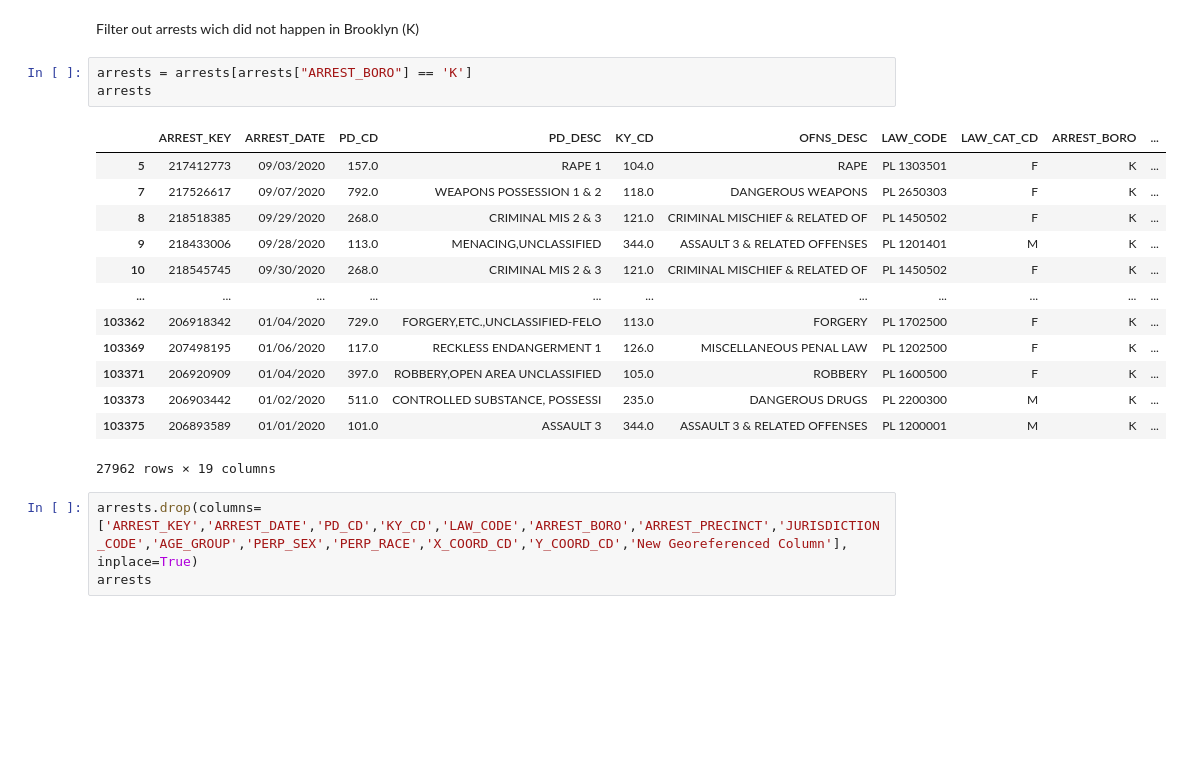
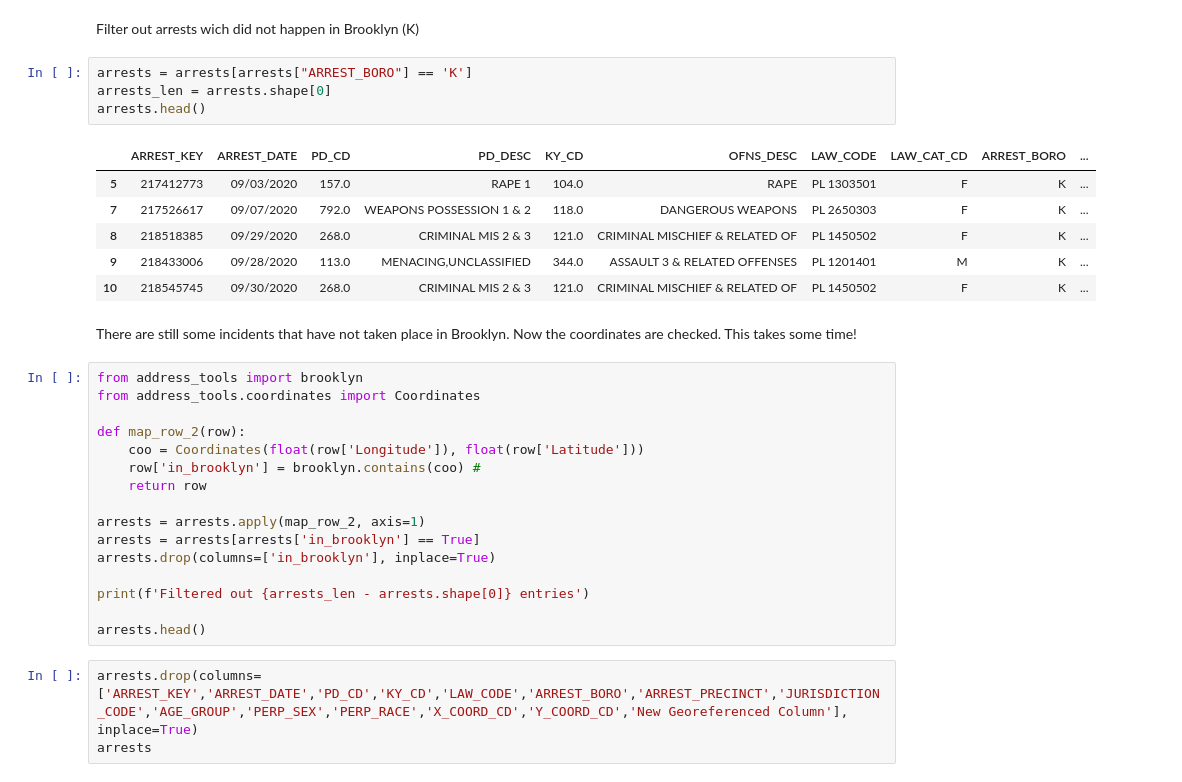
Before and after one commit to MicCalo/CAS_InfEng_Scripting, a Jupyter notebook: src/prepare_crime.ipynb, the cells around one changed output. Drawn from its saved outputs; the diff is of its cells as text; blank space fills up the shorter version.

Commit message:
Improve processing of crime data - Filter by coordiantes - deeper look in to felonies

```diff
--- a/src/prepare_crime.ipynb
+++ b/src/prepare_crime.ipynb
@@ -37,21 +37,34 @@ arrests
 Filter out arrests wich did not happen in Brooklyn (K)
 # %%
 arrests = arrests[arrests["ARREST_BORO"] == 'K']
-arrests
+arrests_len = arrests.shape[0]
+arrests.head()
 # %% [output]
 |  | ARREST_KEY | ARREST_DATE | PD_CD | PD_DESC | KY_CD | OFNS_DESC | LAW_CODE | LAW_CAT_CD | ARREST_BORO | ... |
 | 5 | 217412773 | 09/03/2020 | 157.0 | RAPE 1 | 104.0 | RAPE | PL 1303501 | F | K | ... |
 | 7 | 217526617 | 09/07/2020 | 792.0 | WEAPONS POSSESSION 1 & 2 | 118.0 | DANGEROUS WEAPONS | PL 2650303 | F | K | ... |
 | 8 | 218518385 | 09/29/2020 | 268.0 | CRIMINAL MIS 2 & 3 | 121.0 | CRIMINAL MISCHIEF & RELATED OF | PL 1450502 | F | K | ... |
 | 9 | 218433006 | 09/28/2020 | 113.0 | MENACING,UNCLASSIFIED | 344.0 | ASSAULT 3 & RELATED OFFENSES | PL 1201401 | M | K | ... |
 | 10 | 218545745 | 09/30/2020 | 268.0 | CRIMINAL MIS 2 & 3 | 121.0 | CRIMINAL MISCHIEF & RELATED OF | PL 1450502 | F | K | ... |
-| ... | ... | ... | ... | ... | ... | ... | ... | ... | ... | ... |
-| 103362 | 206918342 | 01/04/2020 | 729.0 | FORGERY,ETC.,UNCLASSIFIED-FELO | 113.0 | FORGERY | PL 1702500 | F | K | ... |
-| 103369 | 207498195 | 01/06/2020 | 117.0 | RECKLESS ENDANGERMENT 1 | 126.0 | MISCELLANEOUS PENAL LAW | PL 1202500 | F | K | ... |
-| 103371 | 206920909 | 01/04/2020 | 397.0 | ROBBERY,OPEN AREA UNCLASSIFIED | 105.0 | ROBBERY | PL 1600500 | F | K | ... |
-| 103373 | 206903442 | 01/02/2020 | 511.0 | CONTROLLED SUBSTANCE, POSSESSI | 235.0 | DANGEROUS DRUGS | PL 2200300 | M | K | ... |
-| 103375 | 206893589 | 01/01/2020 | 101.0 | ASSAULT 3 | 344.0 | ASSAULT 3 & RELATED OFFENSES | PL 1200001 | M | K | ... |
-27962 rows × 19 columns
+# %% [markdown]
+There are still some incidents that have not taken place in Brooklyn. Now the coordinates are checked.
+This takes some time!
+# %%
+from address_tools import brooklyn
+from address_tools.coordinates import Coordinates
+
+def map_row_2(row):
+    coo = Coordinates(float(row['Longitude']), float(row['Latitude']))
+    row['in_brooklyn'] = brooklyn.contains(coo) #
+    return row
+
+arrests = arrests.apply(map_row_2, axis=1)
+arrests = arrests[arrests['in_brooklyn'] == True]
+arrests.drop(columns=['in_brooklyn'], inplace=True)
+
+print(f'Filtered out {arrests_len - arrests.shape[0]} entries')
+
+arrests.head()
 # %%
 arrests.drop(columns=['ARREST_KEY','ARREST_DATE','PD_CD','KY_CD','LAW_CODE','ARREST_BORO','ARREST_PRECINCT','JURISDICTION_CODE','AGE_GROUP','PERP_SEX','PERP_RACE','X_COORD_CD','Y_COORD_CD','New Georeferenced Column'], inplace=True)
 arrests
```
Also changed, not shown: parts of 3 cells of this notebook.
